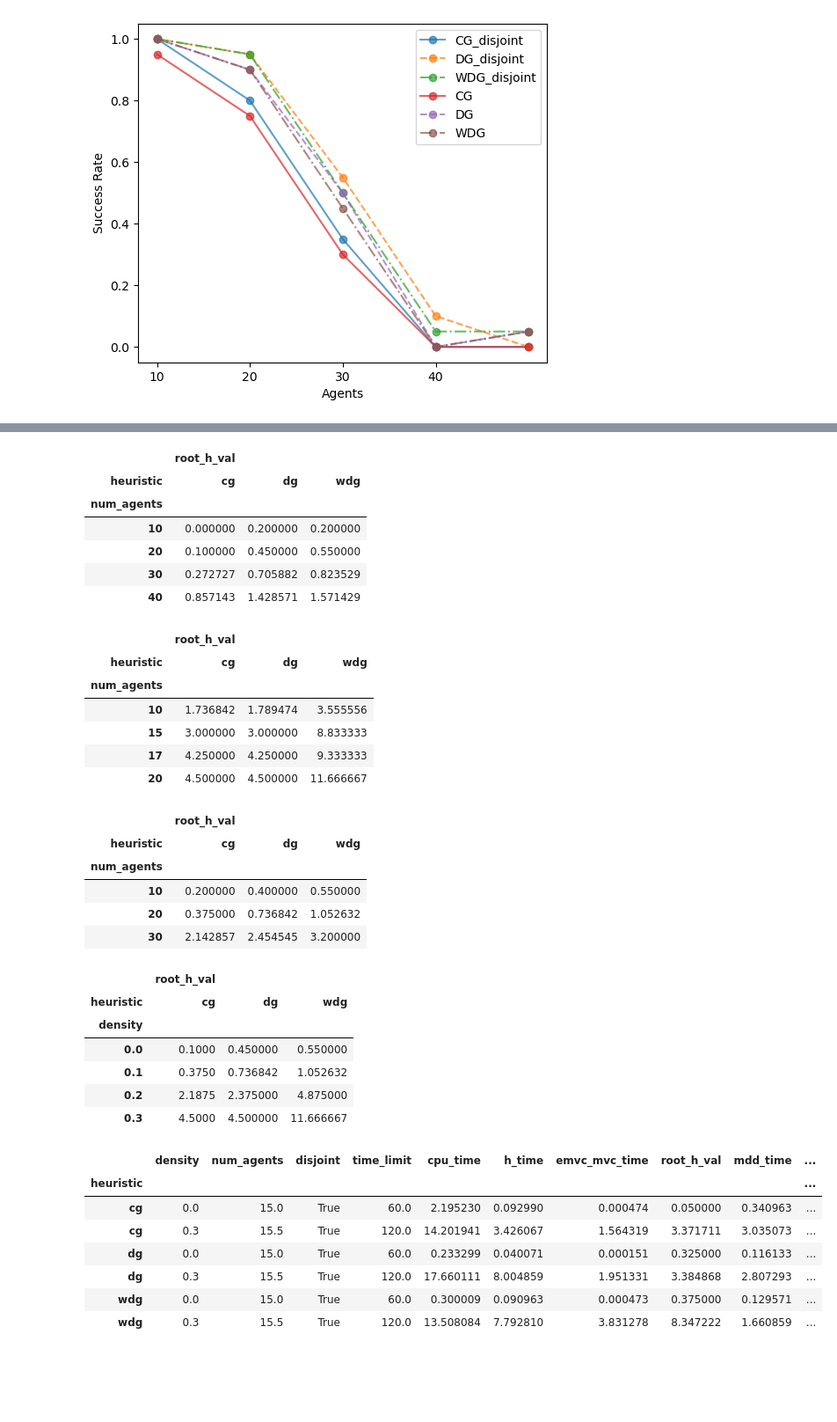
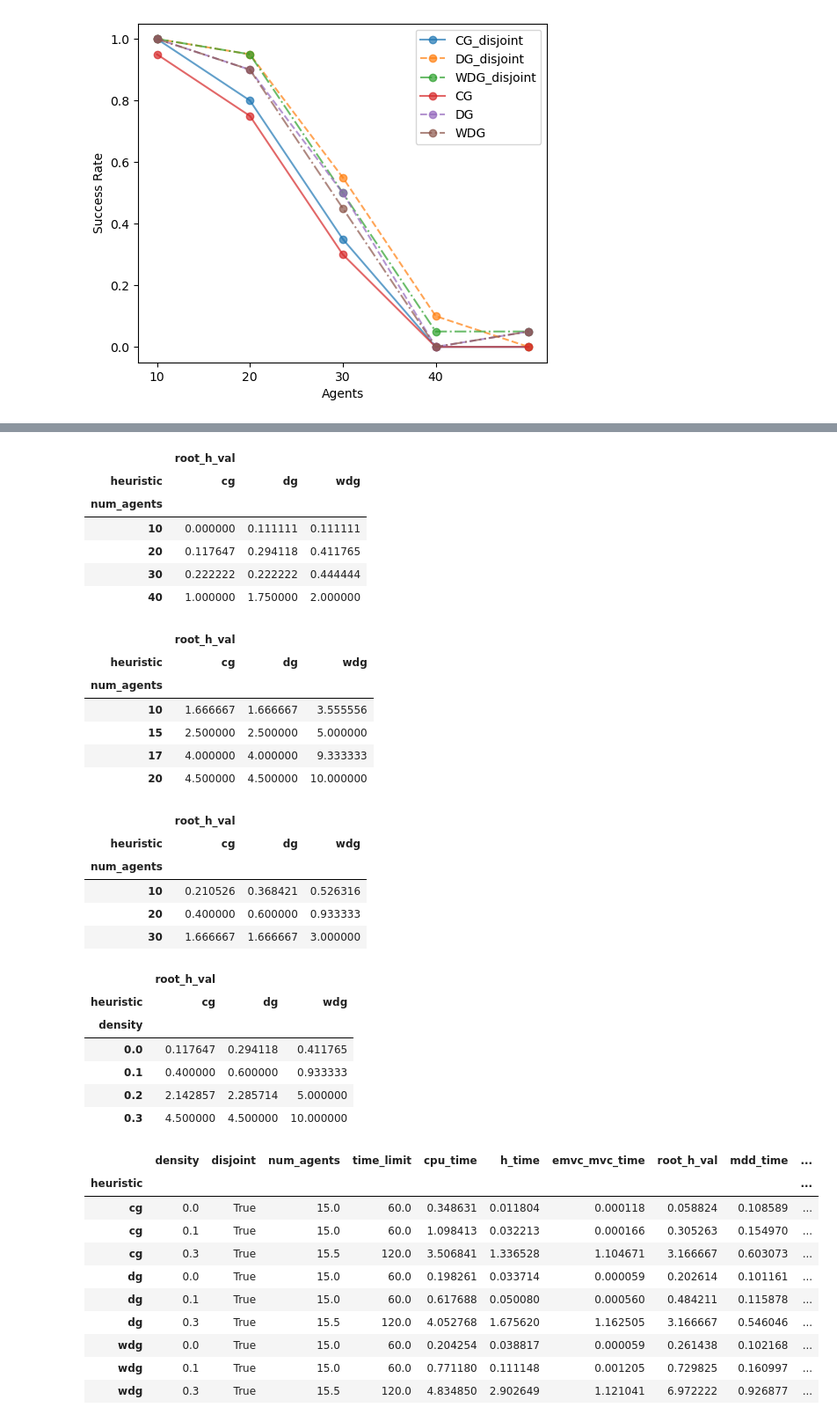
Before and after one commit to StephenYPan/improved-heuristcs-disjoint-cbs, a Jupyter notebook: visualization.ipynb, the cells around one changed output, grey strips where cells are left out. Shown at 88% size. Saved outputs shown, nothing was run; the diff lists cells and outputs as text; code cells hidden in the pictures; blank space fills up the shorter version.

Commit message:
filter solvable instances

```diff
--- a/visualization.ipynb
+++ b/visualization.ipynb
@@ -88,0 +85,8 @@ success_rate_graph(0.1,50,60,10, file='./plots/success_01.png')
+# %%
+df=pd.read_csv('solvable.csv')
+df=df.drop(['map_size','h_cache','mdd_cache'], axis=1)
+df[['cpu_time','h_time','mdd_time','emvc_mvc_time','root_h_val','expanded','generated']] = df[['cpu_time','h_time','mdd_time','emvc_mvc_time','root_h_val','expanded','generated']].where(lambda df: df['expanded']!=0, np.nan)
+df['search_time'] = df['cpu_time']-df['h_time']-df['mdd_time']
+df['graph_time'] = df['h_time']-df['emvc_mvc_time']
+df['count']=1
+df
@@ -88,0 +107,6 @@ success_rate_graph(0.1,50,60,10, file='./plots/success_01.png')
+# %%
+groups = df.groupby(['heuristic', 'disjoint', 'num_agents','density','time_limit'], as_index=False).sum()
+for c in groups.columns[5:-1]:
+    groups[c]=groups[c]/groups['count']
+groups.columns[5:-1]
+groups
@@ -92,52 +130,55 @@ groups[(groups['density']==0) & (groups['num_agents']<50) & (groups['disjoint']=
 |  | root_h_val |  |  |
 | heuristic | cg | dg | wdg |
 | num_agents |  |  |  |
-| 10 | 0.000000 | 0.200000 | 0.200000 |
-| 20 | 0.100000 | 0.450000 | 0.550000 |
-| 30 | 0.272727 | 0.705882 | 0.823529 |
-| 40 | 0.857143 | 1.428571 | 1.571429 |
+| 10 | 0.000000 | 0.111111 | 0.111111 |
+| 20 | 0.117647 | 0.294118 | 0.411765 |
+| 30 | 0.222222 | 0.222222 | 0.444444 |
+| 40 | 1.000000 | 1.750000 | 2.000000 |
 # %%
 groups[(groups['density']==0.3) & (groups['num_agents']<=20) & (groups['disjoint']==True) & (groups['time_limit']==120)].pivot(index=['num_agents'], columns=['heuristic'], values=['root_h_val'])
 # %% [output]
 |  | root_h_val |  |  |
 | heuristic | cg | dg | wdg |
 | num_agents |  |  |  |
-| 10 | 1.736842 | 1.789474 | 3.555556 |
-| 15 | 3.000000 | 3.000000 | 8.833333 |
-| 17 | 4.250000 | 4.250000 | 9.333333 |
-| 20 | 4.500000 | 4.500000 | 11.666667 |
+| 10 | 1.666667 | 1.666667 | 3.555556 |
+| 15 | 2.500000 | 2.500000 | 5.000000 |
+| 17 | 4.000000 | 4.000000 | 9.333333 |
+| 20 | 4.500000 | 4.500000 | 10.000000 |
 # %%
-groups[(groups['density']==0.1) & (groups['num_agents']<=30) & (groups['disjoint']==True)].pivot(index=['num_agents'], columns=['heuristic'], values=['root_h_val'])
+groups[(groups['density']==0.1) & (groups['num_agents']<=40) & (groups['disjoint']==True)].pivot(index=['num_agents'], columns=['heuristic'], values=['root_h_val'])
 # %% [output]
 |  | root_h_val |  |  |
 | heuristic | cg | dg | wdg |
 | num_agents |  |  |  |
-| 10 | 0.200000 | 0.400000 | 0.550000 |
-| 20 | 0.375000 | 0.736842 | 1.052632 |
-| 30 | 2.142857 | 2.454545 | 3.200000 |
+| 10 | 0.210526 | 0.368421 | 0.526316 |
+| 20 | 0.400000 | 0.600000 | 0.933333 |
+| 30 | 1.666667 | 1.666667 | 3.000000 |
 # %%
 groups[(groups['num_agents']==20) & (groups['density']<=0.3) & (groups['disjoint']==True) & (groups['time_limit']==60)].pivot(index=['density'], columns=['heuristic'], values=['root_h_val'])
 # %% [output]
 |  | root_h_val |  |  |
 | heuristic | cg | dg | wdg |
 | density |  |  |  |
-| 0.0 | 0.1000 | 0.450000 | 0.550000 |
-| 0.1 | 0.3750 | 0.736842 | 1.052632 |
-| 0.2 | 2.1875 | 2.375000 | 4.875000 |
-| 0.3 | 4.5000 | 4.500000 | 11.666667 |
+| 0.0 | 0.117647 | 0.294118 | 0.411765 |
+| 0.1 | 0.400000 | 0.600000 | 0.933333 |
+| 0.2 | 2.142857 | 2.285714 | 5.000000 |
+| 0.3 | 4.500000 | 4.500000 | 10.000000 |
 # %%
-groups1 = groups[((groups['density'] == 0) | ((groups['density']==0.3) & (groups['time_limit']==120))) & (groups['disjoint']==True) & (groups['num_agents']<=20)].groupby(['heuristic','density'], as_index=False).mean()
+groups1 = groups[((groups['density'] == 0) | (groups['density'] == 0.1) | ((groups['density']==0.3) & (groups['time_limit']==120))) & (groups['disjoint']==True) & (groups['num_agents']<=20)].groupby(['heuristic','density'], as_index=False).mean()
 groups1 = groups1.set_index('heuristic')
 groups1
 # %% [output]
-|  | density | num_agents | disjoint | time_limit | cpu_time | h_time | emvc_mvc_time | root_h_val | mdd_time | ... |
+|  | density | disjoint | num_agents | time_limit | cpu_time | h_time | emvc_mvc_time | root_h_val | mdd_time | ... |
 | heuristic |  |  |  |  |  |  |  |  |  | ... |
-| cg | 0.0 | 15.0 | True | 60.0 | 2.195230 | 0.092990 | 0.000474 | 0.050000 | 0.340963 | ... |
-| cg | 0.3 | 15.5 | True | 120.0 | 14.201941 | 3.426067 | 1.564319 | 3.371711 | 3.035073 | ... |
-| dg | 0.0 | 15.0 | True | 60.0 | 0.233299 | 0.040071 | 0.000151 | 0.325000 | 0.116133 | ... |
-| dg | 0.3 | 15.5 | True | 120.0 | 17.660111 | 8.004859 | 1.951331 | 3.384868 | 2.807293 | ... |
-| wdg | 0.0 | 15.0 | True | 60.0 | 0.300009 | 0.090963 | 0.000473 | 0.375000 | 0.129571 | ... |
-| wdg | 0.3 | 15.5 | True | 120.0 | 13.508084 | 7.792810 | 3.831278 | 8.347222 | 1.660859 | ... |
+| cg | 0.0 | True | 15.0 | 60.0 | 0.348631 | 0.011804 | 0.000118 | 0.058824 | 0.108589 | ... |
+| cg | 0.1 | True | 15.0 | 60.0 | 1.098413 | 0.032213 | 0.000166 | 0.305263 | 0.154970 | ... |
+| cg | 0.3 | True | 15.5 | 120.0 | 3.506841 | 1.336528 | 1.104671 | 3.166667 | 0.603073 | ... |
+| dg | 0.0 | True | 15.0 | 60.0 | 0.198261 | 0.033714 | 0.000059 | 0.202614 | 0.101161 | ... |
+| dg | 0.1 | True | 15.0 | 60.0 | 0.617688 | 0.050080 | 0.000560 | 0.484211 | 0.115878 | ... |
+| dg | 0.3 | True | 15.5 | 120.0 | 4.052768 | 1.675620 | 1.162505 | 3.166667 | 0.546046 | ... |
+| wdg | 0.0 | True | 15.0 | 60.0 | 0.204254 | 0.038817 | 0.000059 | 0.261438 | 0.102168 | ... |
+| wdg | 0.1 | True | 15.0 | 60.0 | 0.771180 | 0.111148 | 0.001205 | 0.729825 | 0.160997 | ... |
+| wdg | 0.3 | True | 15.5 | 120.0 | 4.834850 | 2.902649 | 1.121041 | 6.972222 | 0.926877 | ... |
 # %%
 # groups1 = groups[(groups['density']==0.3) & (groups['time_limit']==60) & (groups['disjoint']==True) & (groups['num_agents']<=20)].groupby(['heuristic','density'], as_index=False).mean()
 # groups1 = groups1.set_index('heuristic')
```
Also changed, not shown: parts of 11 cells of this notebook, 17 other files.
